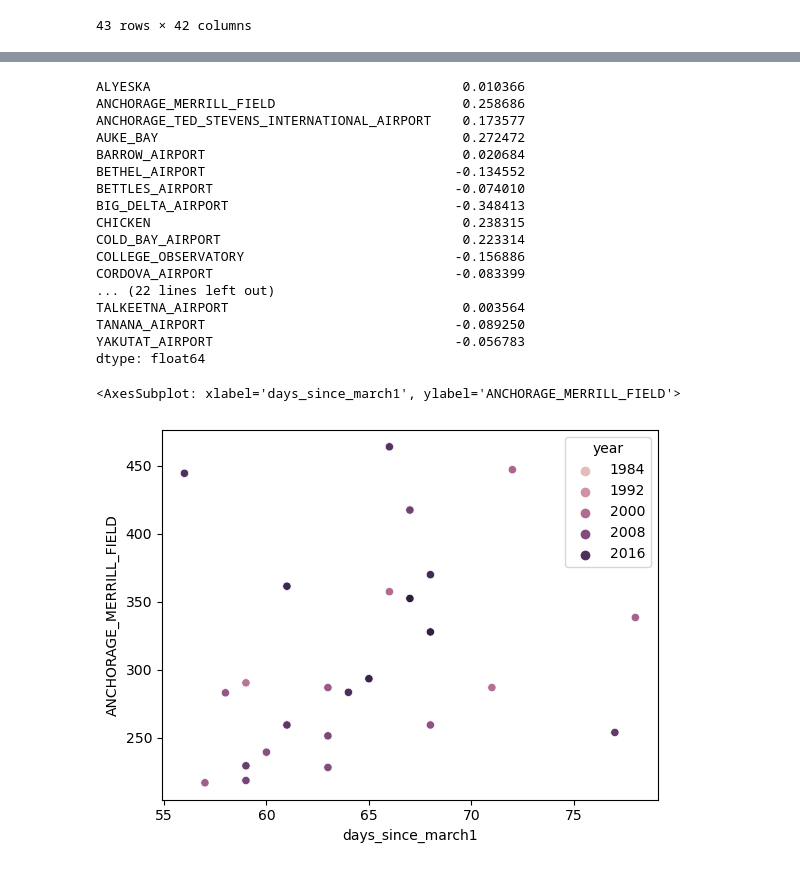
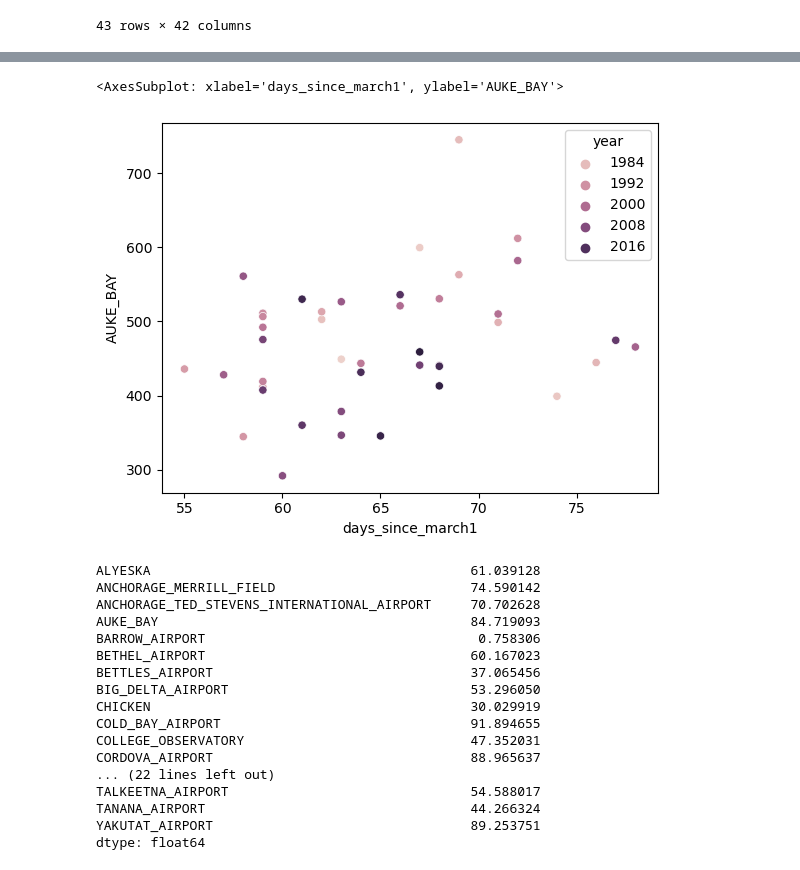
Before and after one commit to chryss/riverice, a Jupyter notebook: JupyterNotebooks/APRFC_breakupdata_correlate.ipynb, the cells around one changed output, grey strips where cells are left out. Saved outputs shown, nothing was run; the diff lists cells and outputs as text; code cells hidden in the pictures.

```diff
--- a/JupyterNotebooks/APRFC_breakupdata_correlate.ipynb
+++ b/JupyterNotebooks/APRFC_breakupdata_correlate.ipynb
@@ -149,25 +197,25 @@ breakup
+# %%
+sb.scatterplot(data=breakup, x='days_since_march1', y='AUKE_BAY', hue='year')
+# %% [output]
+<AxesSubplot: xlabel='days_since_march1', ylabel='AUKE_BAY'>
+[figure, added]
 # %%
-breakup[breakup.columns[5:]].corrwith(breakup['days_since_march1'])
+breakup[breakup.columns[5:]].apply(lambda col: col.std())
 # %% [output]
-ALYESKA                                        0.010366
-ANCHORAGE_MERRILL_FIELD                        0.258686
-ANCHORAGE_TED_STEVENS_INTERNATIONAL_AIRPORT    0.173577
-AUKE_BAY                                       0.272472
-BARROW_AIRPORT                                 0.020684
-BETHEL_AIRPORT                                -0.134552
-BETTLES_AIRPORT                               -0.074010
-BIG_DELTA_AIRPORT                             -0.348413
-CHICKEN                                        0.238315
-COLD_BAY_AIRPORT                               0.223314
-COLLEGE_OBSERVATORY                           -0.156886
-CORDOVA_AIRPORT                               -0.083399
+ALYESKA                                         61.039128
+ANCHORAGE_MERRILL_FIELD                         74.590142
+ANCHORAGE_TED_STEVENS_INTERNATIONAL_AIRPORT     70.702628
+AUKE_BAY                                        84.719093
+BARROW_AIRPORT                                   0.758306
+BETHEL_AIRPORT                                  60.167023
+BETTLES_AIRPORT                                 37.065456
+BIG_DELTA_AIRPORT                               53.296050
+CHICKEN                                         30.029919
+COLD_BAY_AIRPORT                                91.894655
+COLLEGE_OBSERVATORY                             47.352031
+CORDOVA_AIRPORT                                 88.965637
 ... (22 lines left out)
-TALKEETNA_AIRPORT                              0.003564
-TANANA_AIRPORT                                -0.089250
-YAKUTAT_AIRPORT                               -0.056783
+TALKEETNA_AIRPORT                               54.588017
+TANANA_AIRPORT                                  44.266324
+YAKUTAT_AIRPORT                                 89.253751
 dtype: float64
-# %%
-sb.scatterplot(data=breakup, x='days_since_march1', y='ANCHORAGE_MERRILL_FIELD', hue='year')
-# %% [output]
-<AxesSubplot: xlabel='days_since_march1', ylabel='ANCHORAGE_MERRILL_FIELD'>
-[figure, removed]
```
Also changed, not shown: parts of 4 cells of this notebook.
